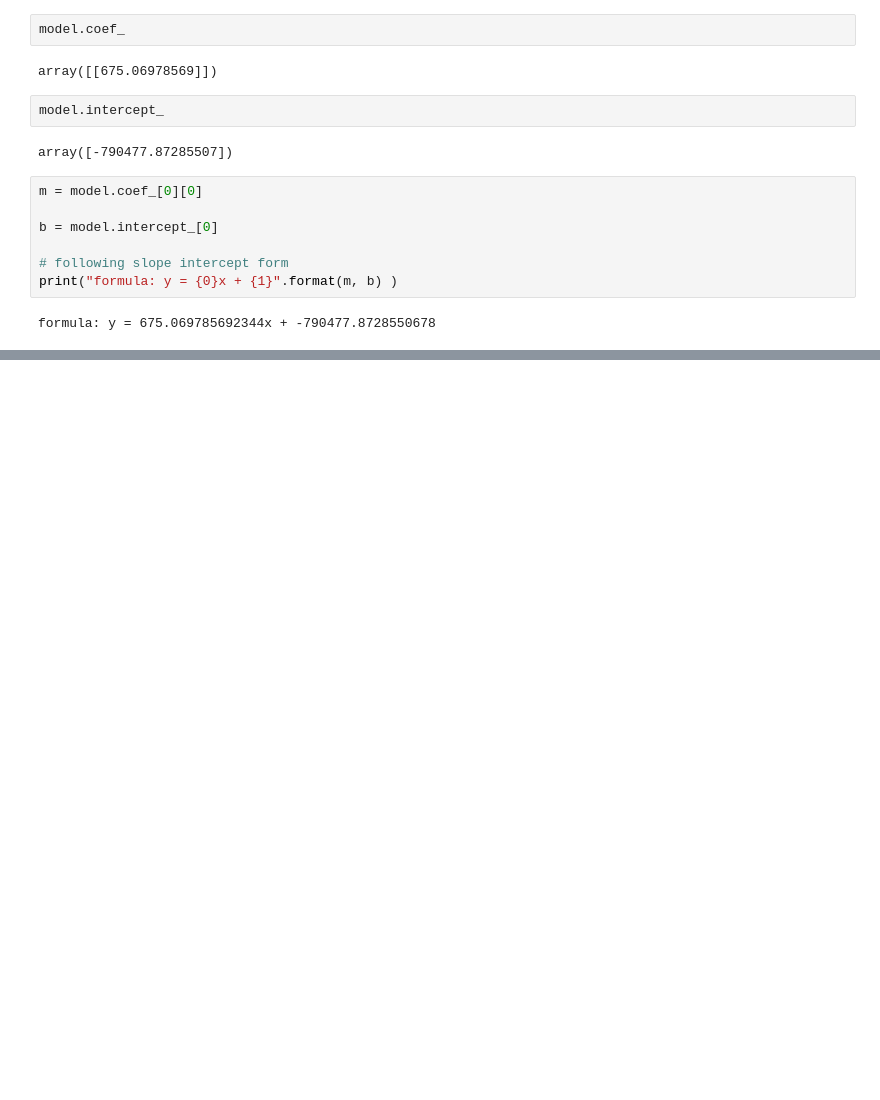
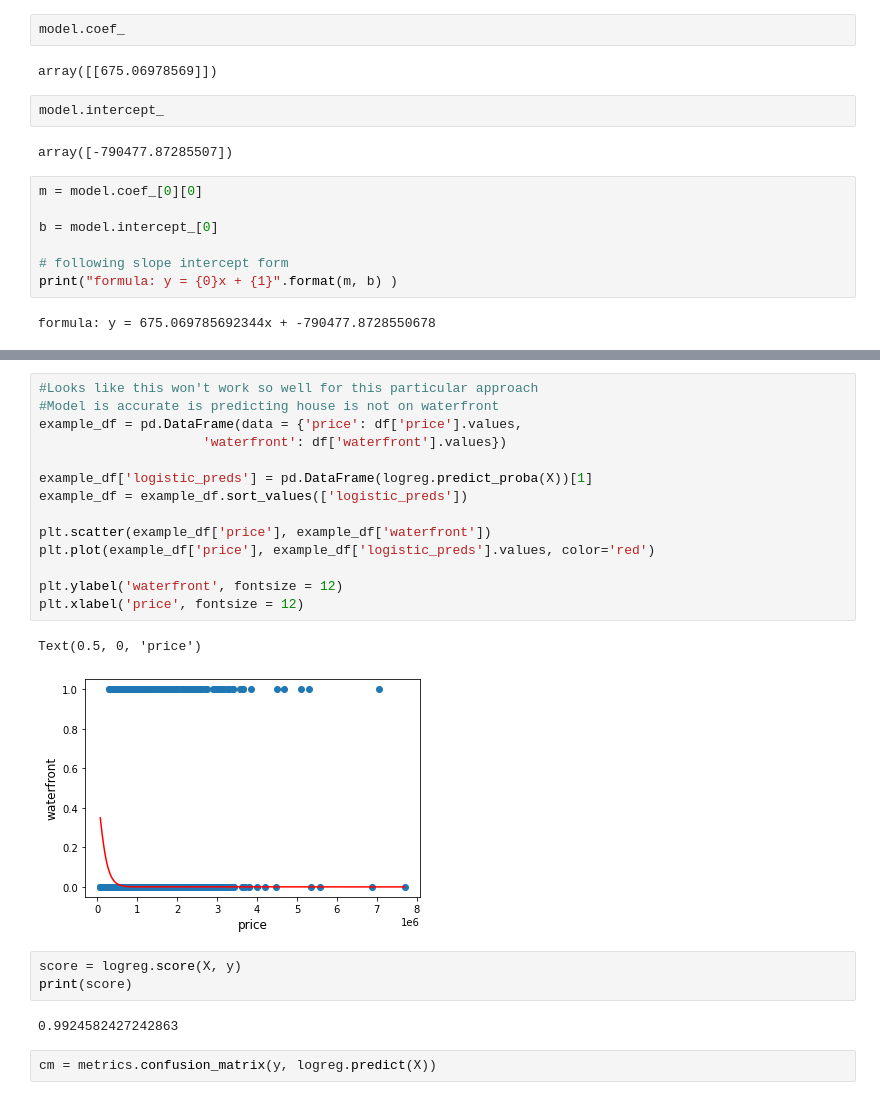
Before and after one commit to RicStrong/Kings_County_Real_Estate, a Jupyter notebook: KingsCountyRealEstate.ipynb, the cells around one changed output, grey strips where cells are left out. Drawn from its saved outputs; the diff is of its cells as text; blank space fills up the shorter version.

```diff
--- a/KingsCountyRealEstate.ipynb
+++ b/KingsCountyRealEstate.ipynb
@@ -190,0 +245,24 @@ formula: y = 675.069785692344x + -790477.8728550678
+# %%
+#Looks like this won't work so well for this particular approach
+#Model is accurate is predicting house is not on waterfront
+example_df = pd.DataFrame(data = {'price': df['price'].values,
+                     'waterfront': df['waterfront'].values})
+
+example_df['logistic_preds'] = pd.DataFrame(logreg.predict_proba(X))[1]
+example_df = example_df.sort_values(['logistic_preds'])
+
+plt.scatter(example_df['price'], example_df['waterfront'])
+plt.plot(example_df['price'], example_df['logistic_preds'].values, color='red')
+
+plt.ylabel('waterfront', fontsize = 12)
+plt.xlabel('price', fontsize = 12)
+# %% [output]
+Text(0.5, 0, 'price')
+[figure, added]
+# %%
+score = logreg.score(X, y)
+print(score)
+# %% [output]
+0.9924582427242863
+# %%
+cm = metrics.confusion_matrix(y, logreg.predict(X))
```
Also changed, not shown: parts of 66 cells of this notebook.
